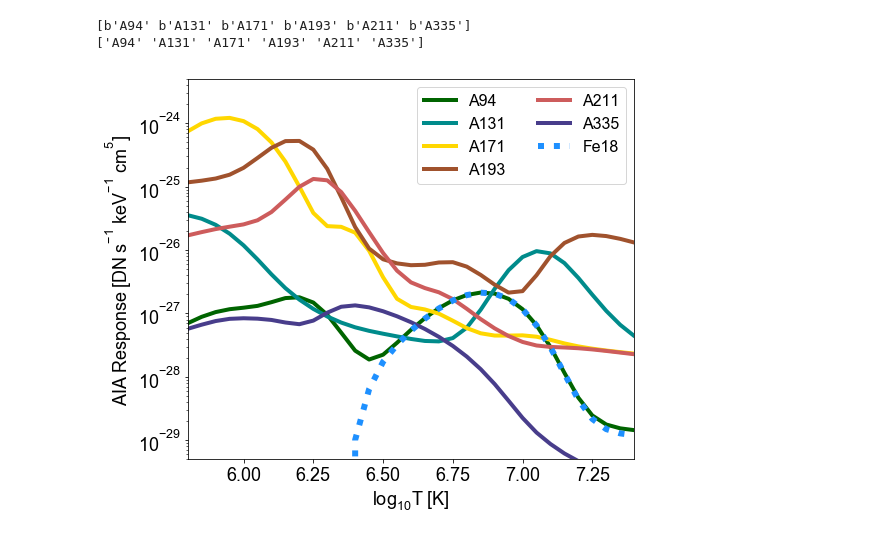
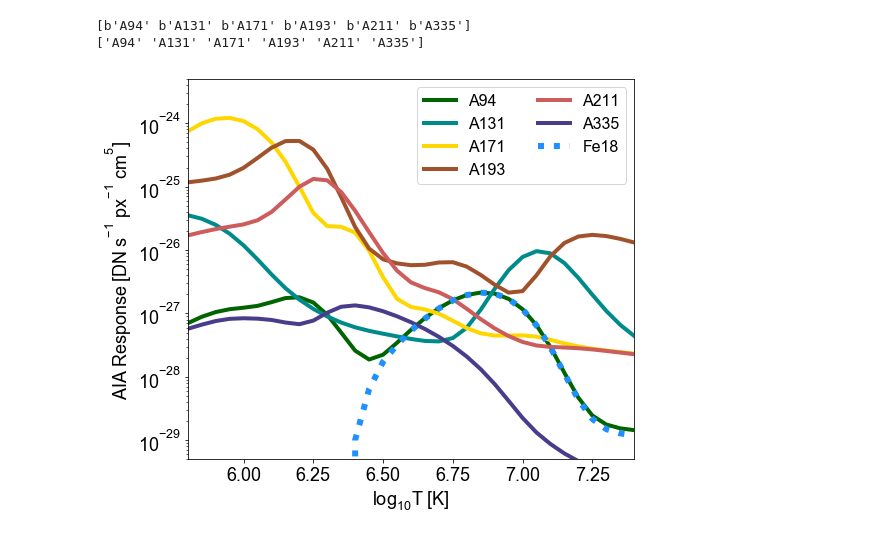
Before and after one commit to ianan/nustar_sac, a Jupyter notebook: python/feb_tr_response.ipynb, the cells around one changed output. Cells and saved outputs as stored; diff of their text form; code cells hidden in the pictures.

Commit message:
Corrected typo in ylabel

```diff
--- a/python/feb_tr_response.ipynb
+++ b/python/feb_tr_response.ipynb
@@ -30,21 +30,21 @@ print(tr['channels'])
 # %%
 # Work out the Fe18 response
 tr18=tr['tr'][0]-tr['tr'][2]/120. -tr['tr'][4]/450.
 id_bad=[i for i, value in enumerate(tr['logt']) if value < 6.35]
 tr18[id_bad]=0
 
 # setup AIA colours
 clrs=['darkgreen','darkcyan','gold','sienna','indianred','darkslateblue','dodgerblue']
 
 fig = plt.figure(figsize=(8, 7))
 for i in np.arange(6):
     plt.semilogy(tr['logt'],tr['tr'][i],label=tr['channels'][i],color=clrs[i],lw=4)
 plt.semilogy(tr['logt'],tr18,':',lw=6,label='Fe18',color=clrs[6])
 plt.xlabel('$log_{10}T\;[K]$')
-plt.ylabel('$AIA\;Response\;[DN\;s^{-1}\;keV^{-1}\;cm^5$]')
+plt.ylabel('$AIA\;Response\;[DN\;s^{-1}\;px^{-1}\;cm^5$]')
 plt.ylim([5e-30,5e-24])
 plt.xlim([5.8,7.4])
 plt.legend(ncol=2,prop={'size': 16})
 plt.show()
 # %% [output]
-[figure, old version]
+[figure, new version]
```
